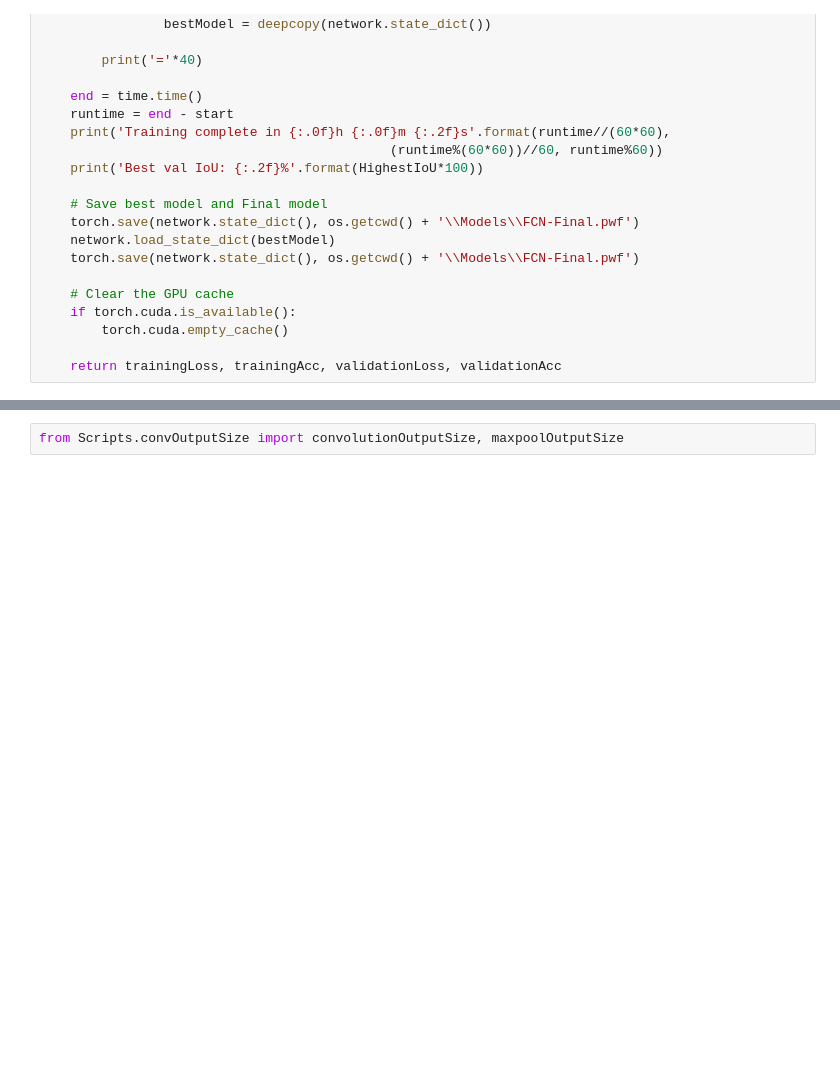
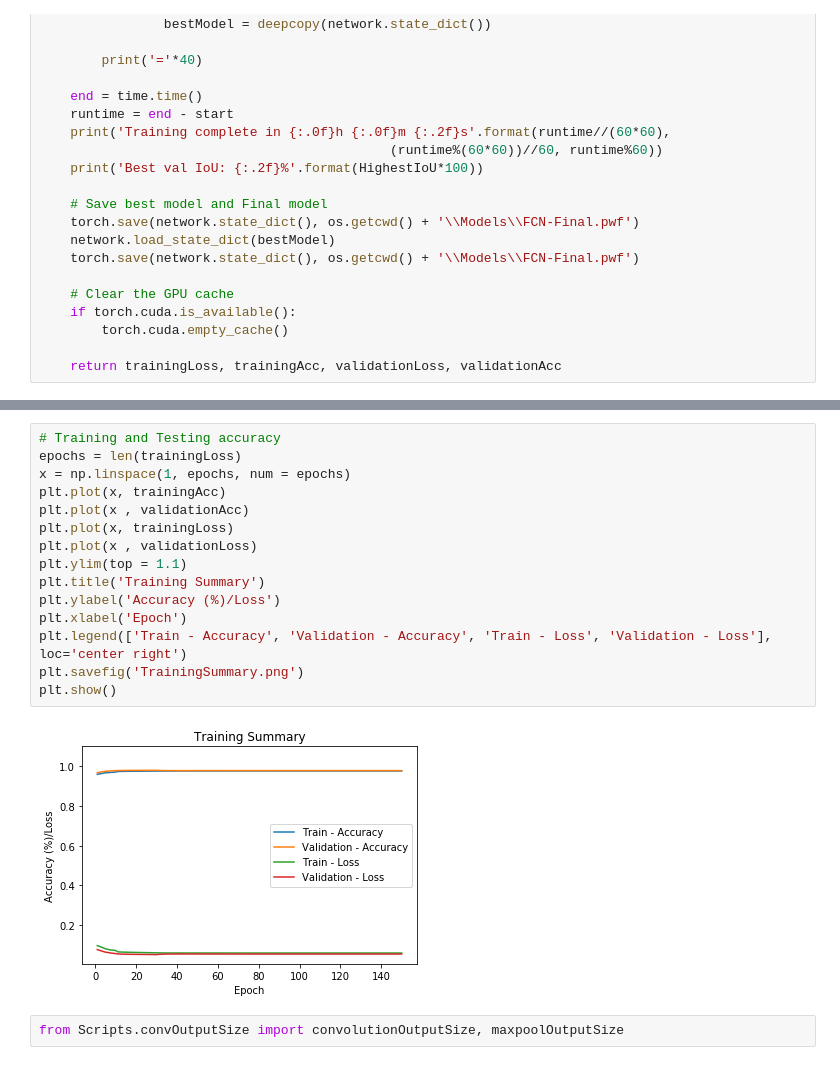
Before and after one commit to XDynames/FCN-Implementation, a Jupyter notebook: FCN - VGG16.ipynb, the cells around one changed output, grey strips where cells are left out. Cells and saved outputs as stored; diff of their text form; blank space fills up the shorter version.

Commit message:
Trained model 150 epoch and added evaluation graph, definantly requires gradient accumulantion

```diff
--- a/FCN - VGG16.ipynb
+++ b/FCN - VGG16.ipynb
@@ -287,3 +287,20 @@ Epoch: 3/10
+# %%
+# Training and Testing accuracy
+epochs = len(trainingLoss)
+x = np.linspace(1, epochs, num = epochs)
+plt.plot(x, trainingAcc)
+plt.plot(x , validationAcc)
+plt.plot(x, trainingLoss)
+plt.plot(x , validationLoss)
+plt.ylim(top = 1.1)
+plt.title('Training Summary')
+plt.ylabel('Accuracy (%)/Loss')
+plt.xlabel('Epoch')
+plt.legend(['Train - Accuracy', 'Validation - Accuracy', 'Train - Loss', 'Validation - Loss'], loc='center right')
+plt.savefig('TrainingSummary.png')
+plt.show()
+# %% [output]
+[figure, added]
 # %%
 from Scripts.convOutputSize import convolutionOutputSize, maxpoolOutputSize
 # %%
```
Also changed, not shown: parts of 1 cell of this notebook, 1 other file.
